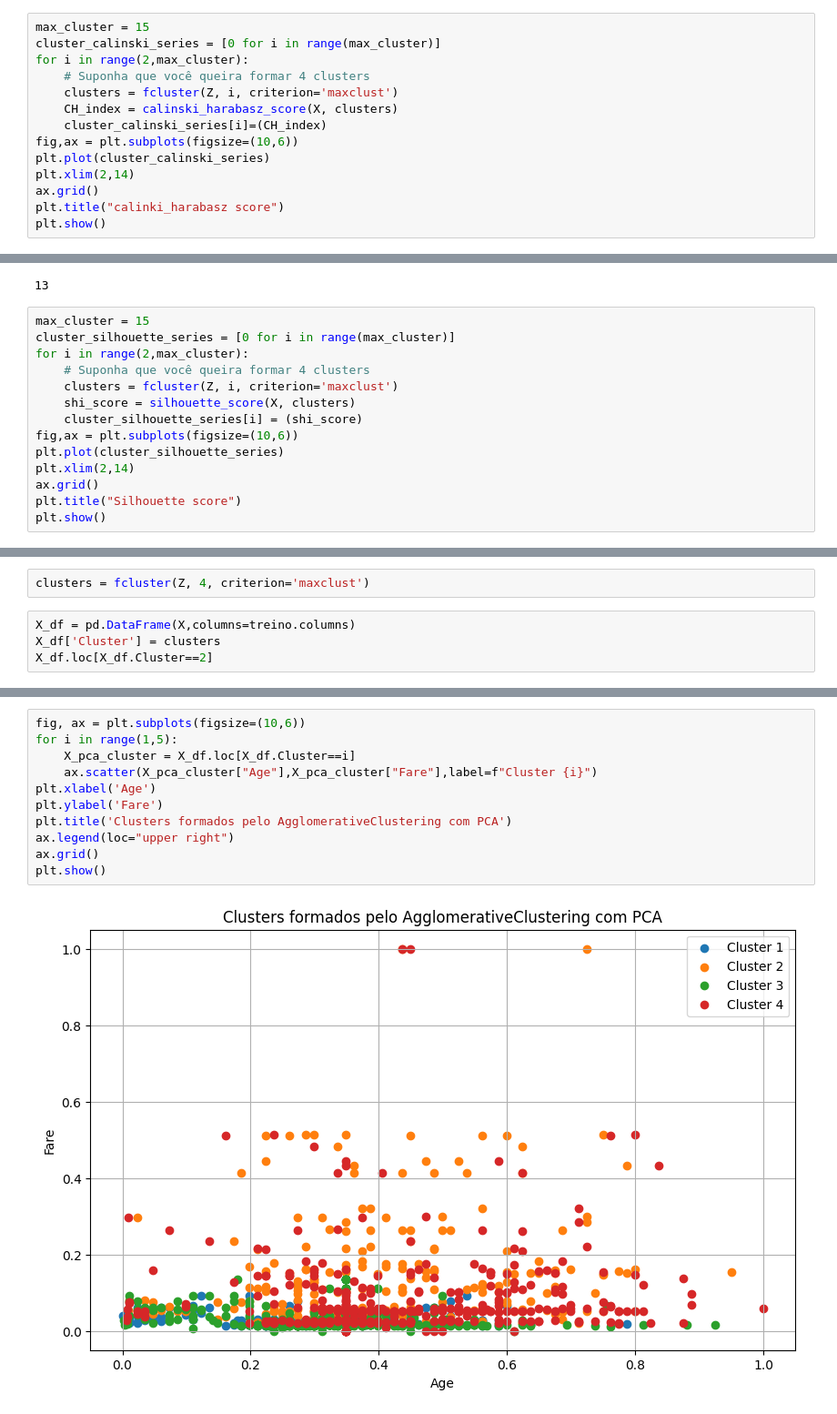
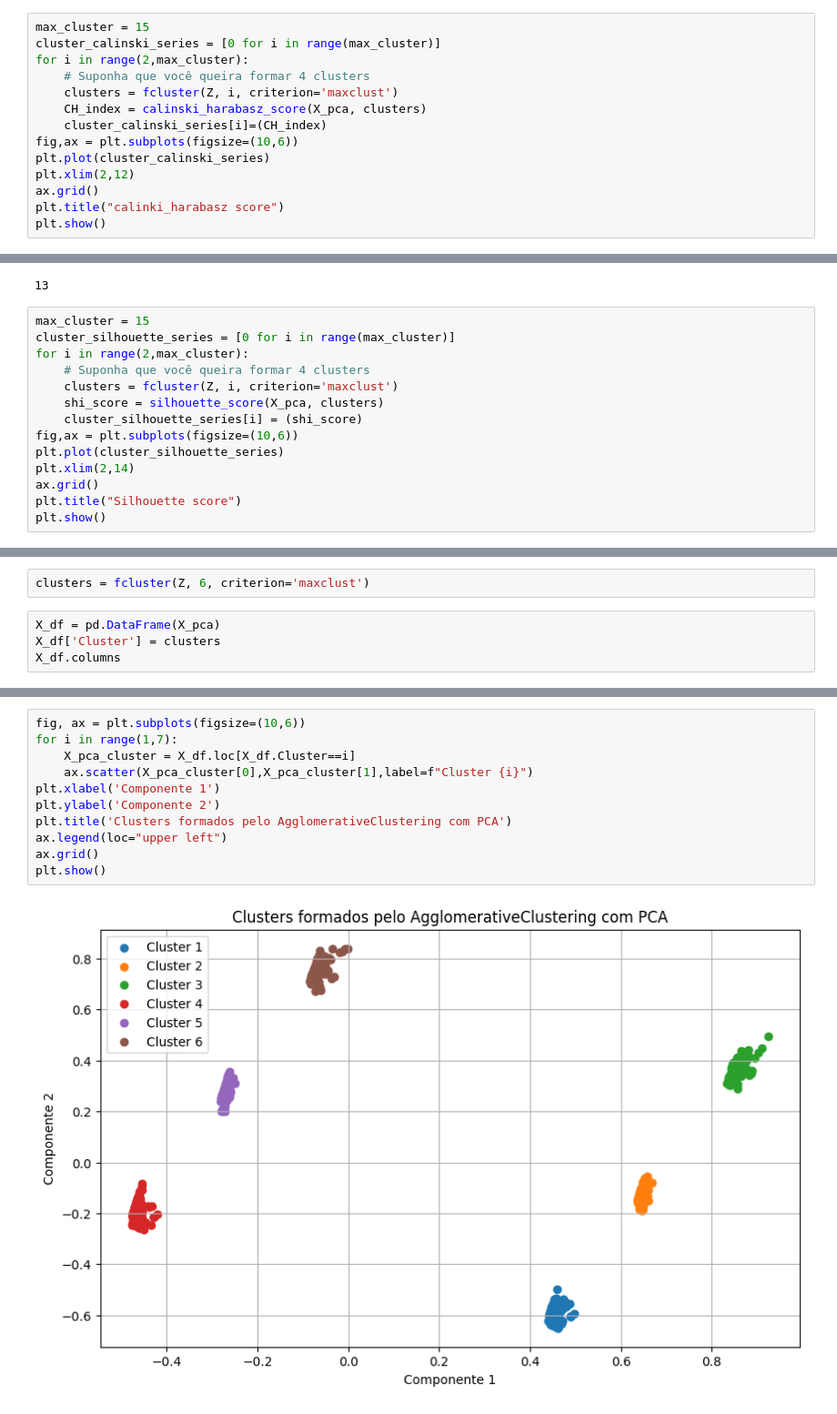
Before and after one commit to marcello10/Agrupamento_Hierarquico, a Jupyter notebook: hierachical_clustering.ipynb, the cells around one changed output, grey strips where cells are left out. Shown: that part at 91% size. Drawn from its saved outputs; the diff is of its cells as text.

```diff
--- a/hierachical_clustering.ipynb
+++ b/hierachical_clustering.ipynb
@@ -138,11 +145,11 @@ cluster_calinski_series = [0 for i in range(max_cluster)]
 for i in range(2,max_cluster):
     # Suponha que você queira formar 4 clusters
     clusters = fcluster(Z, i, criterion='maxclust')
-    CH_index = calinski_harabasz_score(X, clusters)
+    CH_index = calinski_harabasz_score(X_pca, clusters)
     cluster_calinski_series[i]=(CH_index)
 fig,ax = plt.subplots(figsize=(10,6))
 plt.plot(cluster_calinski_series)
-plt.xlim(2,14)
+plt.xlim(2,12)
 ax.grid()
 plt.title("calinki_harabasz score")
 plt.show()
@@ -158,7 +165,7 @@ cluster_silhouette_series = [0 for i in range(max_cluster)]
 for i in range(2,max_cluster):
     # Suponha que você queira formar 4 clusters
     clusters = fcluster(Z, i, criterion='maxclust')
-    shi_score = silhouette_score(X, clusters)
+    shi_score = silhouette_score(X_pca, clusters)
     cluster_silhouette_series[i] = (shi_score)
 fig,ax = plt.subplots(figsize=(10,6))
 plt.plot(cluster_silhouette_series)
@@ -187,7 +194,7 @@ plt.show()
 # %%
-clusters = fcluster(Z, 4, criterion='maxclust')
+clusters = fcluster(Z, 6, criterion='maxclust')
 # %%
-X_df = pd.DataFrame(X,columns=treino.columns)
+X_df = pd.DataFrame(X_pca)
 X_df['Cluster'] = clusters
-X_df.loc[X_df.Cluster==2]
+X_df.columns
 # %% [output]
@@ -207,13 +202,13 @@ X_df.loc[X_df.Cluster==2]
 # %%
 fig, ax = plt.subplots(figsize=(10,6))
-for i in range(1,5):
+for i in range(1,7):
     X_pca_cluster = X_df.loc[X_df.Cluster==i]
-    ax.scatter(X_pca_cluster["Age"],X_pca_cluster["Fare"],label=f"Cluster {i}")
-plt.xlabel('Age')
-plt.ylabel('Fare')
+    ax.scatter(X_pca_cluster[0],X_pca_cluster[1],label=f"Cluster {i}")
+plt.xlabel('Componente 1')
+plt.ylabel('Componente 2')
 plt.title('Clusters formados pelo AgglomerativeClustering com PCA')
-ax.legend(loc="upper right")
+ax.legend(loc="upper left")
 ax.grid()
 plt.show()
 # %% [output]
-[figure, old version]
+[figure, new version]
```
Also changed, not shown: parts of 11 cells of this notebook.
